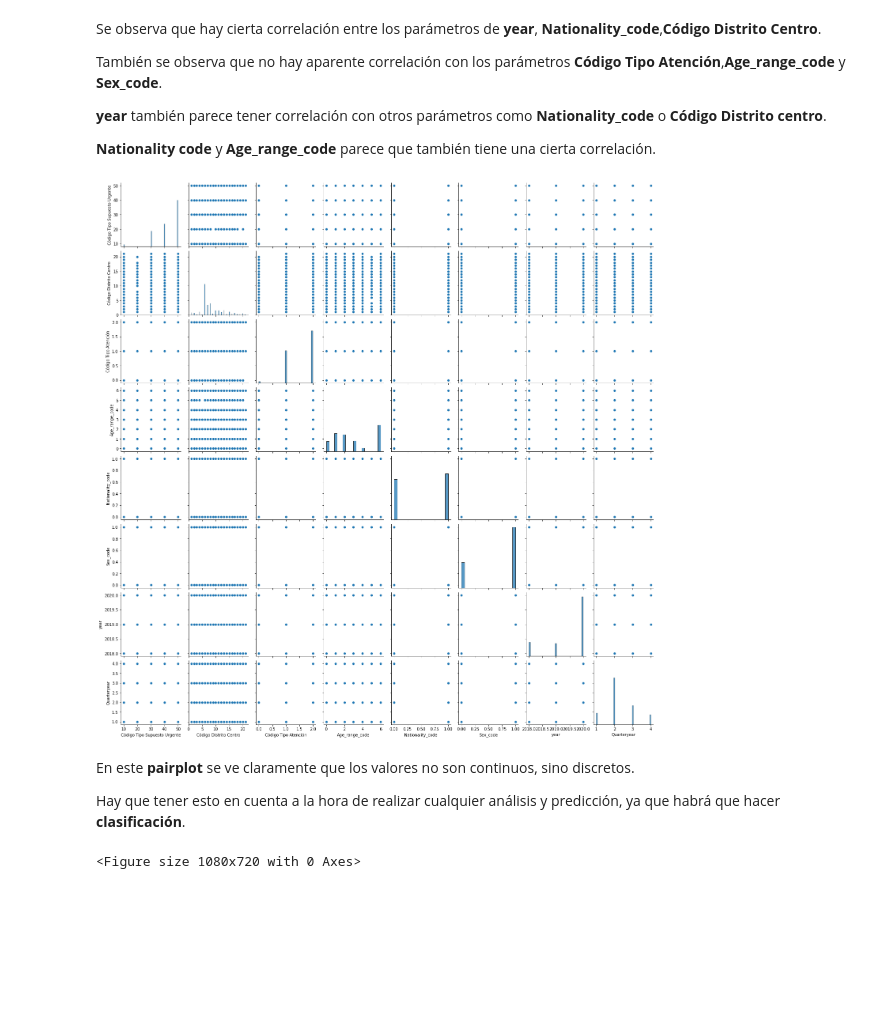
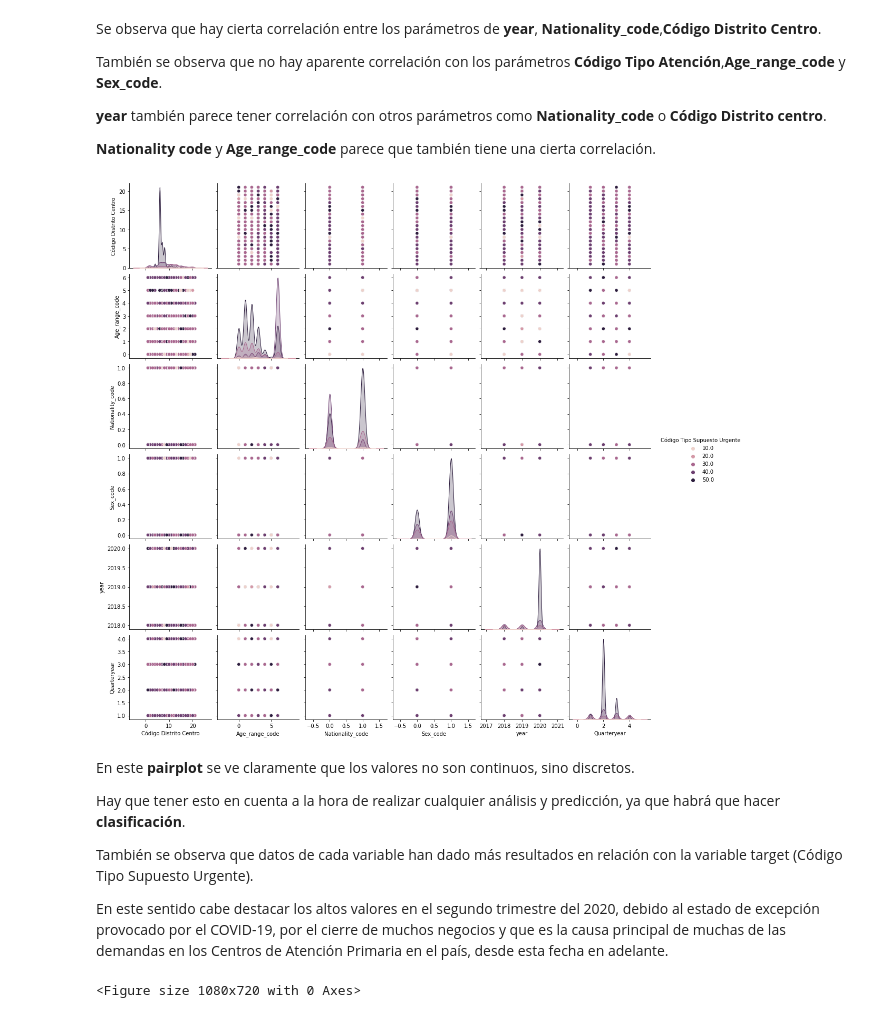
Before and after one commit to 75Engel/Estimacion_tipologia_usuarios_Servicios_Sociales_Ayto_Madrid, a Jupyter notebook: project_resume.ipynb, the cells around one changed output. Drawn from its saved outputs; the diff is of its cells as text; code cells hidden in the pictures; blank space fills up the shorter version.

```diff
--- a/project_resume.ipynb
+++ b/project_resume.ipynb
@@ -456,5 +656,5 @@ df_urgencias_corregido
 # %%
-df_urgencias_corregido_prueba=df_urgencias_corregido.drop(['Código Centro'],axis=1)
+df_urgencias_corregido_prueba=df_urgencias_corregido.drop(['Código Centro','Código Tipo Atención'],axis=1)
 # %%
 col = df_urgencias_corregido_prueba.pop('Código Tipo Supuesto Urgente')
 df_urgencias_corregido_prueba.insert(loc= 0 , column= 'Código Tipo Supuesto Urgente', value= col)
@@ -498,13 +698,17 @@ También se observa que no hay aparente correlación con los parámetros **Códi
 
 **Nationality code** y **Age_range_code** parece que también tiene una cierta correlación.
 # %%
-sns.pairplot(df_urgencias_corregido_prueba);
+sns.pairplot(df_urgencias_corregido_prueba,hue='Código Tipo Supuesto Urgente');
 # %% [output]
-[figure, old version]
+[figure, new version]
 # %% [markdown]
 En este **pairplot** se ve claramente que los valores no son continuos, sino discretos.
 
 Hay que tener esto en cuenta a la hora de realizar cualquier análisis y predicción, ya que habrá que hacer __clasificación__.
+
+También se observa que datos de cada variable han dado más resultados en relación con la variable target (Código Tipo Supuesto Urgente).
+
+En este sentido cabe destacar los altos valores en el segundo trimestre del 2020, debido al estado de excepción provocado por el COVID-19, por el cierre de muchos negocios y que es la causa principal de muchas de las demandas en los Centros de Atención Primaria en el país, desde esta fecha en adelante.
 # %%
 plt.figure(figsize=(15,10))
 sns.displot(df_urgencias_corregido_prueba['Código Tipo Supuesto Urgente'])
```
Also changed, not shown: parts of 45 cells of this notebook, 18 other files.
